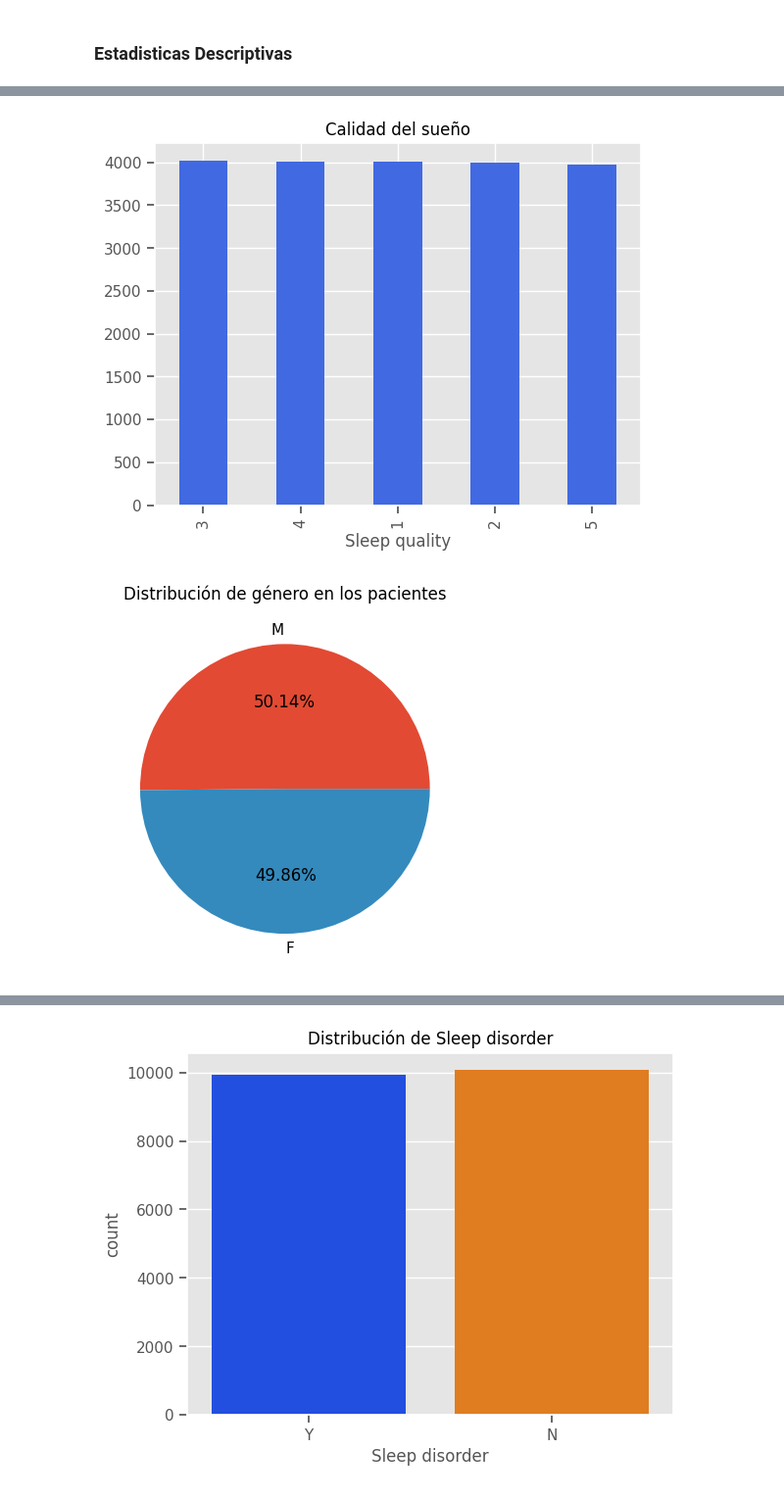
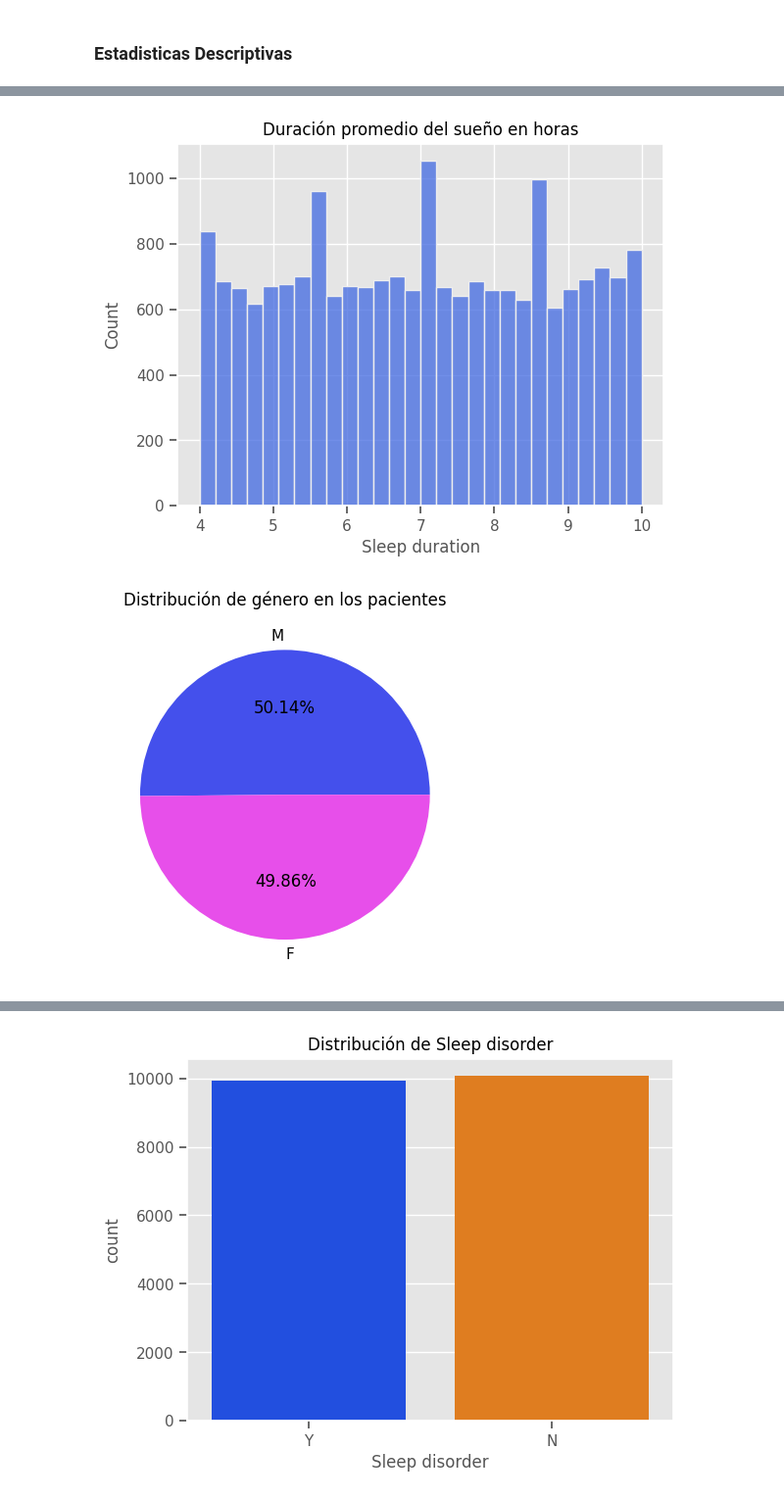
Before and after one commit to Jonkkeyler333/Deteccion_sindrome_ojo_seco, a Jupyter notebook: main.ipynb, the cells around one changed output, grey strips where cells are left out. Shown at 98% size. Saved outputs shown, nothing was run; the diff lists cells and outputs as text; code cells hidden in the pictures.

```diff
--- a/main.ipynb
+++ b/main.ipynb
@@ -112,13 +118,13 @@ plt.show()
 # %%
-df['Sleep quality'].value_counts().plot(kind='bar',color='royalblue')
-plt.title('Calidad del sueño')
+sns.histplot(data=df,x='Sleep duration',color="royalblue")
+plt.title('Duración promedio del sueño en horas')
 plt.show()
 # %% [output]
-[figure, old version]
+[figure, new version]
 # %%
 val_per_gender=df['Gender'].value_counts()
-plt.pie(val_per_gender.values,labels=val_per_gender.index,autopct='%1.2f%%')
+plt.pie(val_per_gender.values,labels=val_per_gender.index,autopct='%1.2f%%',colors=["#4450ec","#e74fea"])
 plt.title('Distribución de género en los pacientes')
 plt.show()
 # %% [output]
-[figure, old version]
+[figure, new version]
```
Also changed, not shown: parts of 9 cells of this notebook.
